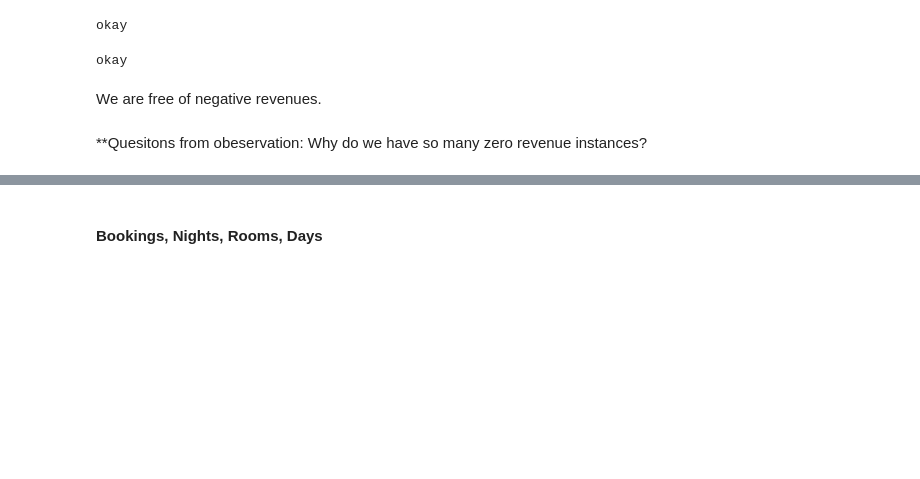
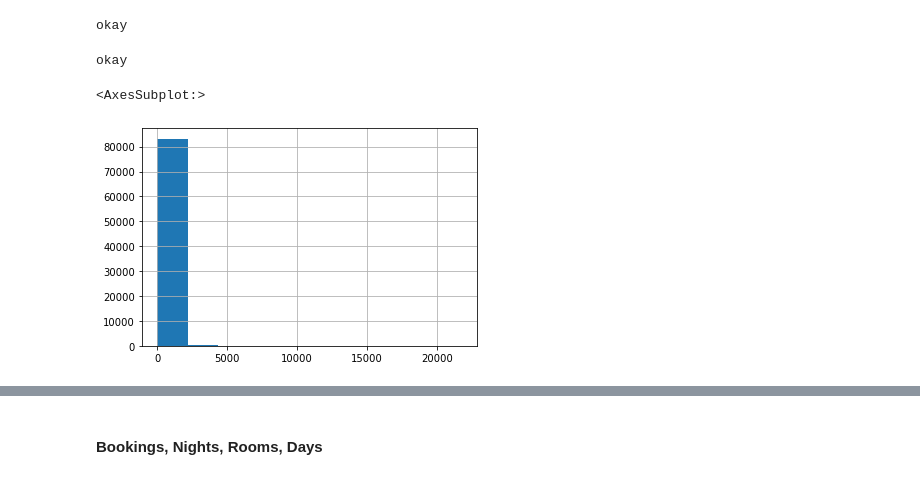
Before and after one commit to LNRobertson/Customer_Segmentation, a Jupyter notebook: notebooks/Wrangling.ipynb, the cells around one changed output, grey strips where cells are left out. Drawn from its saved outputs; the diff is of its cells as text; code cells hidden in the pictures; blank space fills up the shorter version.

```diff
--- a/notebooks/Wrangling.ipynb
+++ b/notebooks/Wrangling.ipynb
@@ -181,8 +225,8 @@ else:
     print('okay')
 # %% [output]
 okay
-# %% [markdown]
-We are free of negative revenues.
-# %% [markdown]
-**Quesitons from obeservation:
-  Why do we have so many zero revenue instances?
+# %%
+Data.LodgingRevenue.hist()
+# %% [output]
+<AxesSubplot:>
+[figure, added]
```
Also changed, not shown: parts of 41 cells of this notebook, 1 other file.
